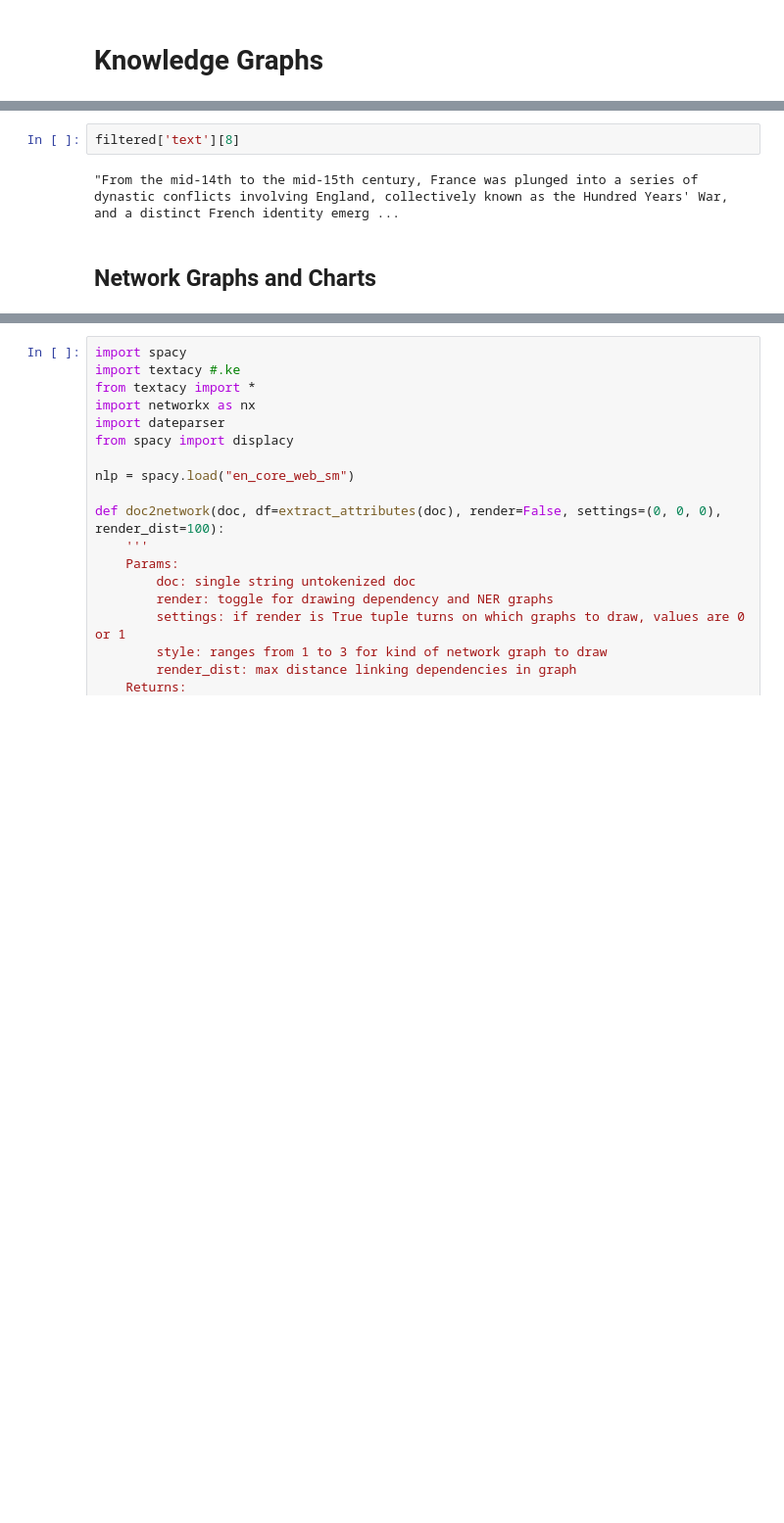
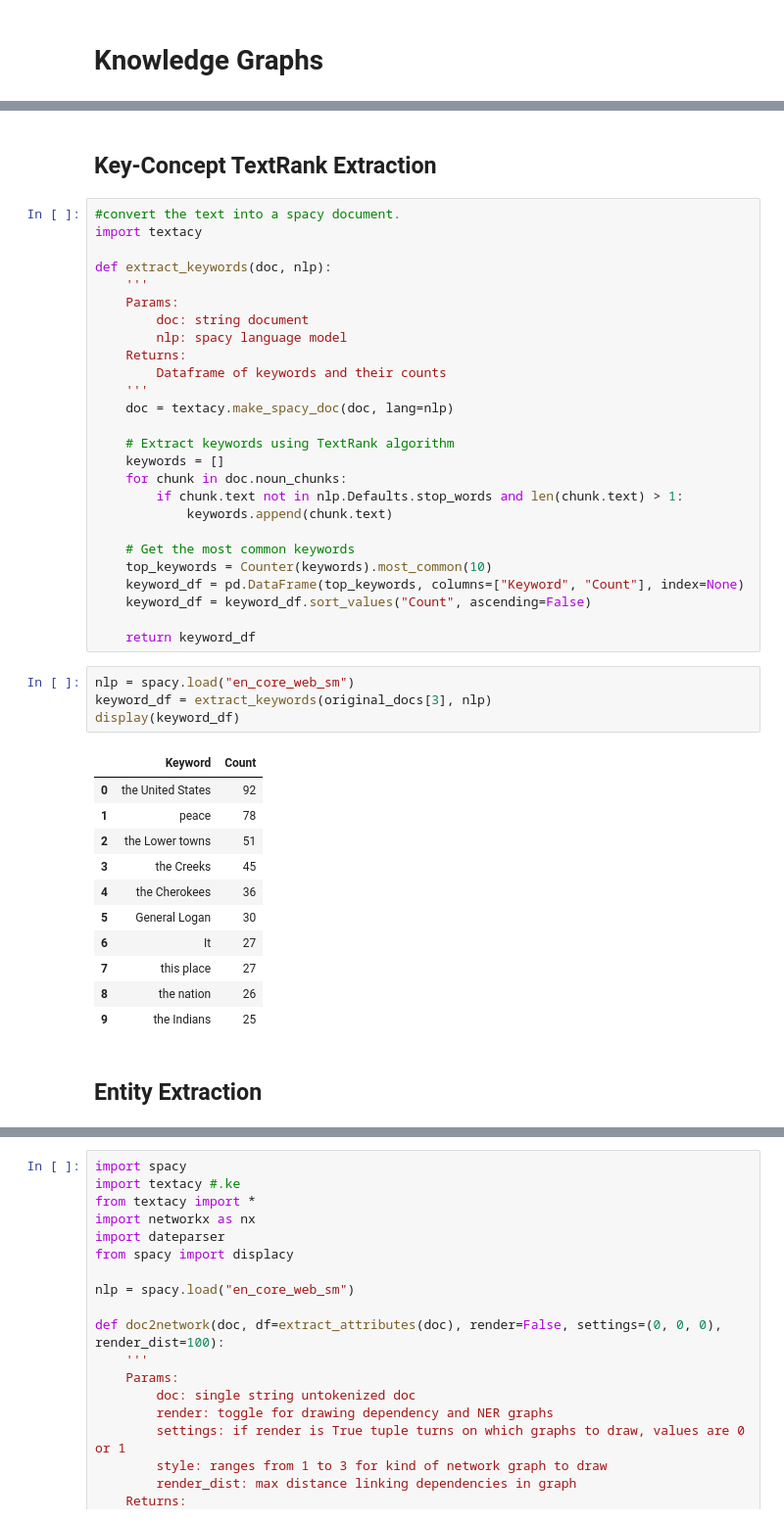
Before and after one commit to aaron68lee/NLP-Graphical-Knowledge-Mining, a Jupyter notebook: Topic_Modeling.ipynb, the cells around one changed output, grey strips where cells are left out. Shown at 98% size. Drawn from its saved outputs; the diff is of its cells as text; blank space fills up the shorter version.

```diff
--- a/Topic_Modeling.ipynb
+++ b/Topic_Modeling.ipynb
@@ -1955,6 +1769,46 @@ print("===== Attributes ========")
-# %%
-filtered['text'][8]
-# %% [output]
-"From the mid-14th to the mid-15th century, France was plunged into a series of dynastic conflicts involving England, collectively known as the Hundred Years' War, and a distinct French identity emerg ...
-# %% [markdown]
-## Network Graphs and Charts
+# %% [markdown]
+## Key-Concept TextRank Extraction
+# %%
+#convert the text into a spacy document.
+import textacy
+
+def extract_keywords(doc, nlp):
+    '''
+    Params:
+        doc: string document
+        nlp: spacy language model
+    Returns:
+        Dataframe of keywords and their counts
+    '''
+    doc = textacy.make_spacy_doc(doc, lang=nlp)
+
+    # Extract keywords using TextRank algorithm
+    keywords = []
+    for chunk in doc.noun_chunks:
+        if chunk.text not in nlp.Defaults.stop_words and len(chunk.text) > 1:
+            keywords.append(chunk.text)
+
+    # Get the most common keywords
+    top_keywords = Counter(keywords).most_common(10)
+    keyword_df = pd.DataFrame(top_keywords, columns=["Keyword", "Count"], index=None)
+    keyword_df = keyword_df.sort_values("Count", ascending=False)
+
+    return keyword_df
+# %%
+nlp = spacy.load("en_core_web_sm")
+keyword_df = extract_keywords(original_docs[3], nlp)
+display(keyword_df)
+# %% [output]
+|  | Keyword | Count |
+| 0 | the United States | 92 |
+| 1 | peace | 78 |
+| 2 | the Lower towns | 51 |
+| 3 | the Creeks | 45 |
+| 4 | the Cherokees | 36 |
+| 5 | General Logan | 30 |
+| 6 | It | 27 |
+| 7 | this place | 27 |
+| 8 | the nation | 26 |
+| 9 | the Indians | 25 |
+# %% [markdown]
+## Entity Extraction
```
Also changed, not shown: parts of 83 cells of this notebook, 2 other files.
